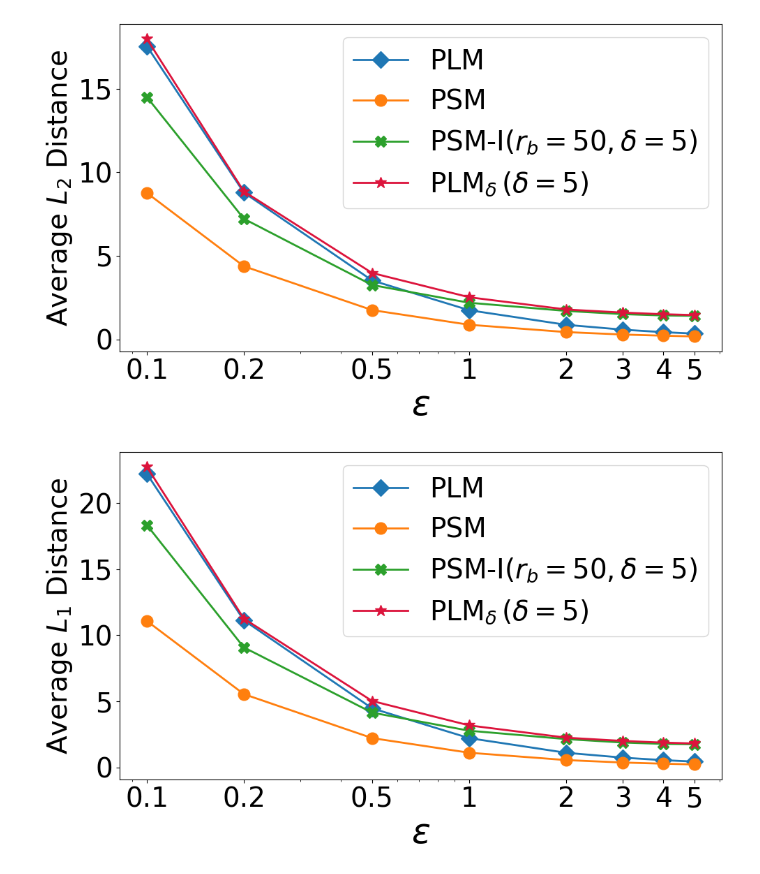
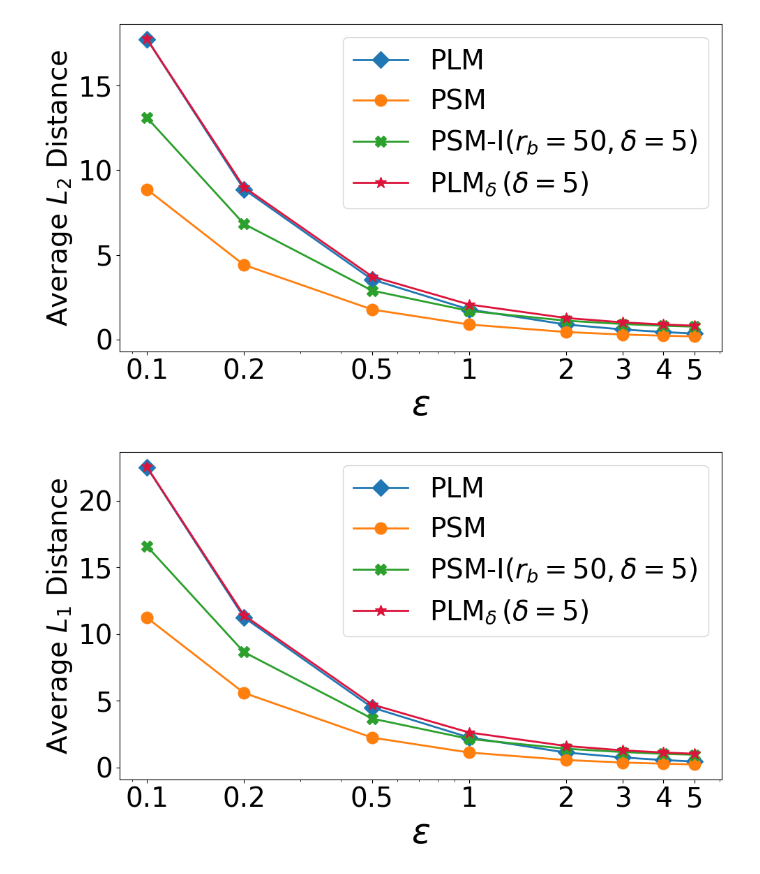
Before and after one commit to shafizurRseeam/location_privacy, a Jupyter notebook: utility_l1_l2_figures.ipynb, the cells around one changed output. Cells and saved outputs as stored; diff of their text form; code cells hidden in the pictures.

```diff
--- a/utility_l1_l2_figures.ipynb
+++ b/utility_l1_l2_figures.ipynb
@@ -52,36 +52,36 @@ def generate_distance_plots(data_dir, figure_dir, dataset_name, distance_type):
     plt.xticks(epsilon_values, labels=[str(val) for val in epsilon_values])
     plt.tick_params(axis='both', which='major', labelsize=28)
     plt.legend(fontsize=28, frameon=True)
     plt.tight_layout()
 
     # Ensure the figure directory exists
     figure_base_dir = os.path.join(figure_dir, dataset_name, 'figure')
     png_dir = os.path.join(figure_base_dir, 'png')
     svg_dir = os.path.join(figure_base_dir, 'svg')
     os.makedirs(png_dir, exist_ok=True)
     os.makedirs(svg_dir, exist_ok=True)
 
     # Save the plot
     filename_suffix = f'{dataset_name}_{distance_type.lower()}_distance'
     pathpng = os.path.join(png_dir, f'{filename_suffix}.png')
     pathsvg = os.path.join(svg_dir, f'{filename_suffix}.svg')
 
     plt.savefig(pathpng, dpi=300, bbox_inches='tight')
     plt.savefig(pathsvg, format='svg', bbox_inches='tight')
     plt.show()
 
 # Example usage:
 data_dir = "C:\\Users\\ss6365\\Desktop\\location_privacy_final"
 figure_dir = data_dir  # Assuming the figure directory is relative to the data directory
 
 
-dataset_name = 'collected'
+dataset_name = 'tdrive'
 
 
 generate_distance_plots(data_dir, figure_dir, dataset_name, 'L2')
 # %% [output]
-[figure, old version]
+[figure, new version]
 # %%
 generate_distance_plots(data_dir, figure_dir, dataset_name, 'L1')
 # %% [output]
-[figure, old version]
+[figure, new version]
```
Also changed, not shown: 3 other files.
